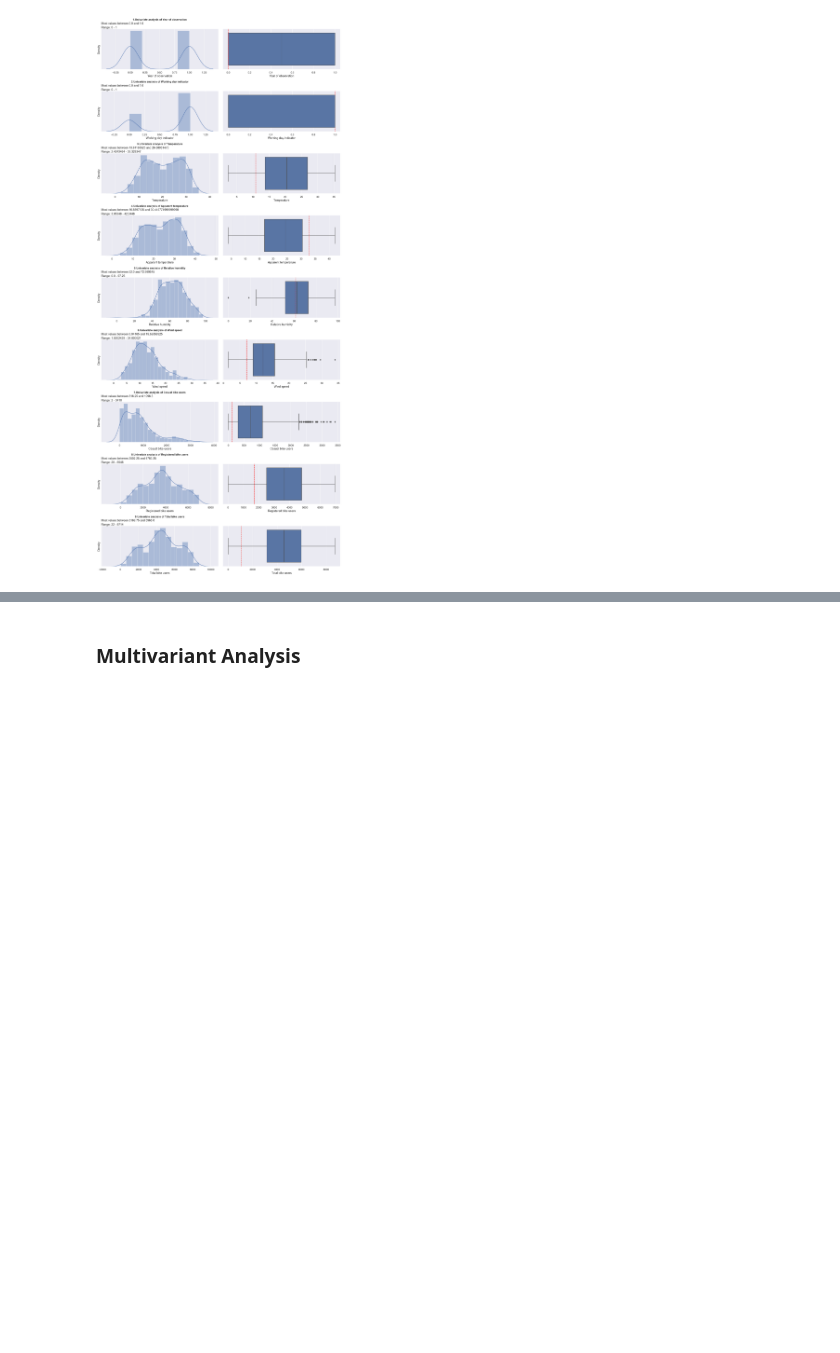
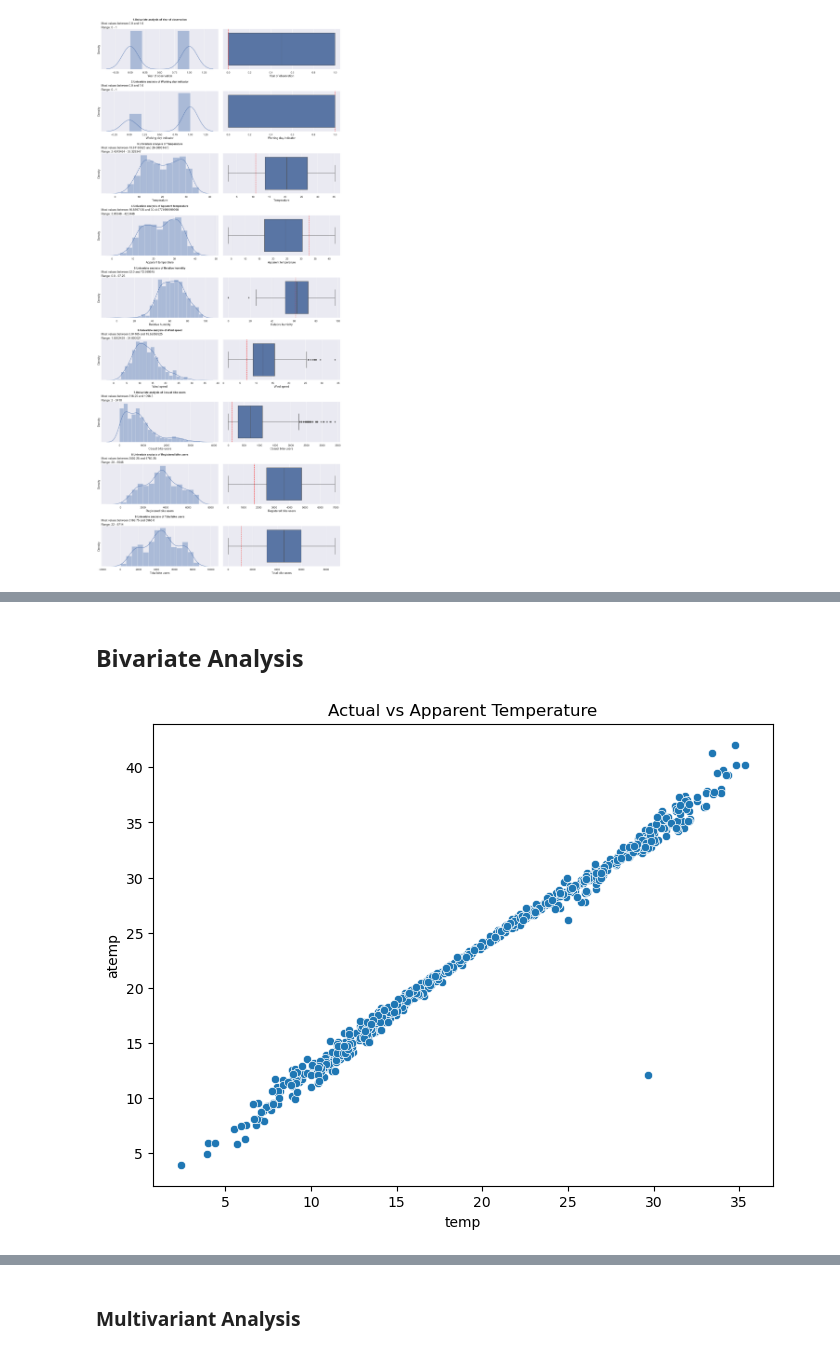
Before and after one commit to kajalmahata123/bike_sharing, a Jupyter notebook: bike_sharing.ipynb, the cells around one changed output, grey strips where cells are left out. Saved outputs shown, nothing was run; the diff lists cells and outputs as text; code cells hidden in the pictures; blank space fills up the shorter version.

Commit message:
Bivariate Analysis added

```diff
--- a/bike_sharing.ipynb
+++ b/bike_sharing.ipynb
@@ -433,0 +481,2 @@ plot_column_distribution(df, columns_info)
+# %% [markdown]
+## Bivariate Analysis
@@ -433,0 +500,7 @@ plot_column_distribution(df, columns_info)
+# %%
+plot.figure(figsize=(8,6))
+sea.scatterplot(x="temp", y="atemp", data=df)
+plot.title("Actual vs Apparent Temperature")
+plot.show()
+# %% [output]
+[figure, added]
```
Also changed, not shown: parts of 26 cells of this notebook.
